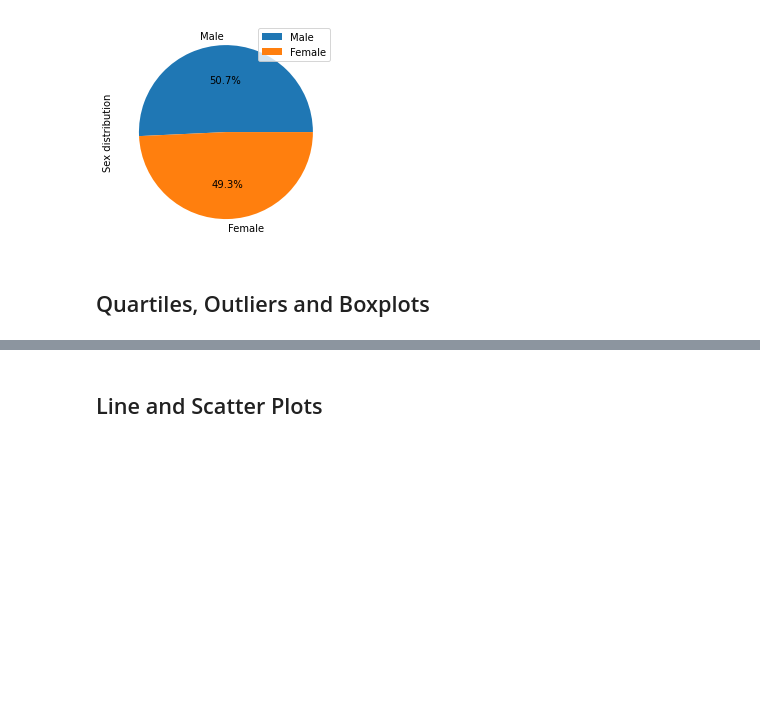
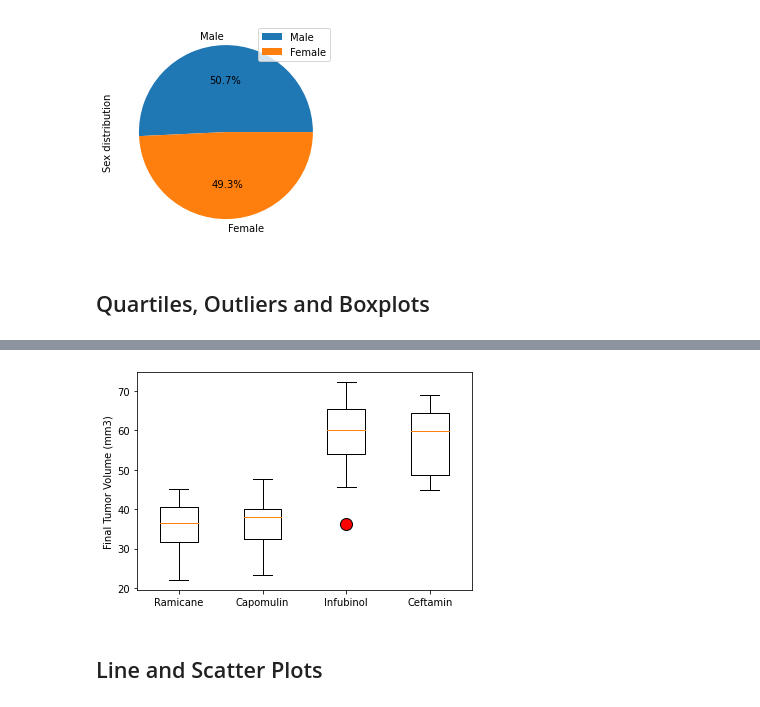
Before and after one commit to JaviPardox/Pharma-Mice-Analysis, a Jupyter notebook: Pymaceuticals/pymaceuticals_starter.ipynb, the cells around one changed output, grey strips where cells are left out. Drawn from its saved outputs; the diff is of its cells as text; code cells hidden in the pictures; blank space fills up the shorter version.

Commit message:
add Quartiles, Outliers and Boxplots

```diff
--- a/Pymaceuticals/pymaceuticals_starter.ipynb
+++ b/Pymaceuticals/pymaceuticals_starter.ipynb
@@ -210,7 +210,16 @@ plt.legend()
 # Calculate the final tumor volume of each mouse across four of the treatment regimens:
 # Capomulin, Ramicane, Infubinol, and Ceftamin
 
+# Display 10 rows from DataFrame
+pd.set_option('display.max_rows', 10)
+
 # Start by getting the last (greatest) timepoint for each mouse
+# Find each unique mouse
+list_of_ID = list(no_duplicates_df["Mouse ID"].unique())
 
+mouse_last_timepoint = pd.DataFrame()
 
-# Merge this group df with the original dataframe to get the tumor volume at the last timepoint
+for i in range(len(list_of_ID)):
+    mouse_last_timepoint = pd.concat([mouse_last_timepoint, no_duplicates_df.loc[no_duplicates_df["Mouse ID"] == list_of_ID[i]].iloc[-1].to_frame().T])
+
+mouse_last_timepoint
@@ -217,17 +240,26 @@ plt.legend()
 # %%
 # Put treatments into a list for for loop (and later for plot labels)
-
+treatments = ['Ramicane','Capomulin','Infubinol','Ceftamin']
 
 # Create empty list to fill with tumor vol data (for plotting)
+tumor_volume_list = []
 
-
+final_volume = pd.DataFrame()
 # Calculate the IQR and quantitatively determine if there are any potential outliers.
-
+for drug in treatments:
 
     # Locate the rows which contain mice on each drug and get the tumor volumes
-
+    final_volume = mouse_last_timepoint.loc[mouse_last_timepoint["Drug Regimen"] == drug, 'Tumor Volume (mm3)']
 
     # add subset
-
+    tumor_volume_list.append(final_volume)
 
     # Determine outliers using upper and lower bounds
+    quartiles = final_volume.quantile([.25,.5,.75])
+    lowerq = quartiles[0.25]
+    upperq = quartiles[0.75]
+    iqr = upperq-lowerq
+    lower_bound = lowerq - (1.5*iqr)
+    upper_bound = upperq + (1.5*iqr)
+    outliers = final_volume.loc[(final_volume < lower_bound) | (final_volume > upper_bound)]
+    print(f"{drug}'s potential outliers: {outliers}")
@@ -234,5 +272,11 @@ plt.legend()
 # %%
 # Generate a box plot of the final tumor volume of each mouse across four regimens of interest
+orange_out = dict(markerfacecolor='red',markersize=12)
+plt.boxplot(tumor_volume_list, labels = treatments,flierprops=orange_out)
+plt.ylabel('Final Tumor Volume (mm3)')
+plt.show()
+# %% [output]
+[figure, added]
 # %% [markdown]
 ## Line and Scatter Plots
 # %%
```
Also changed, not shown: parts of 3 cells of this notebook.
